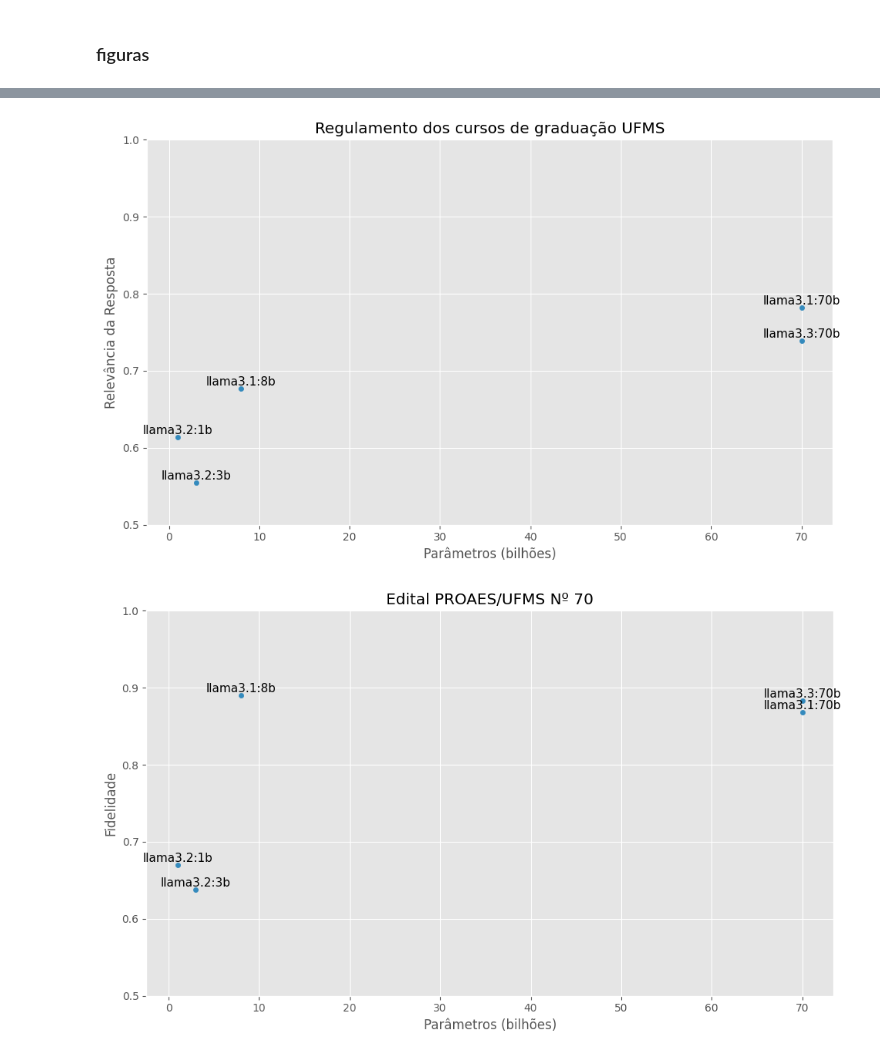
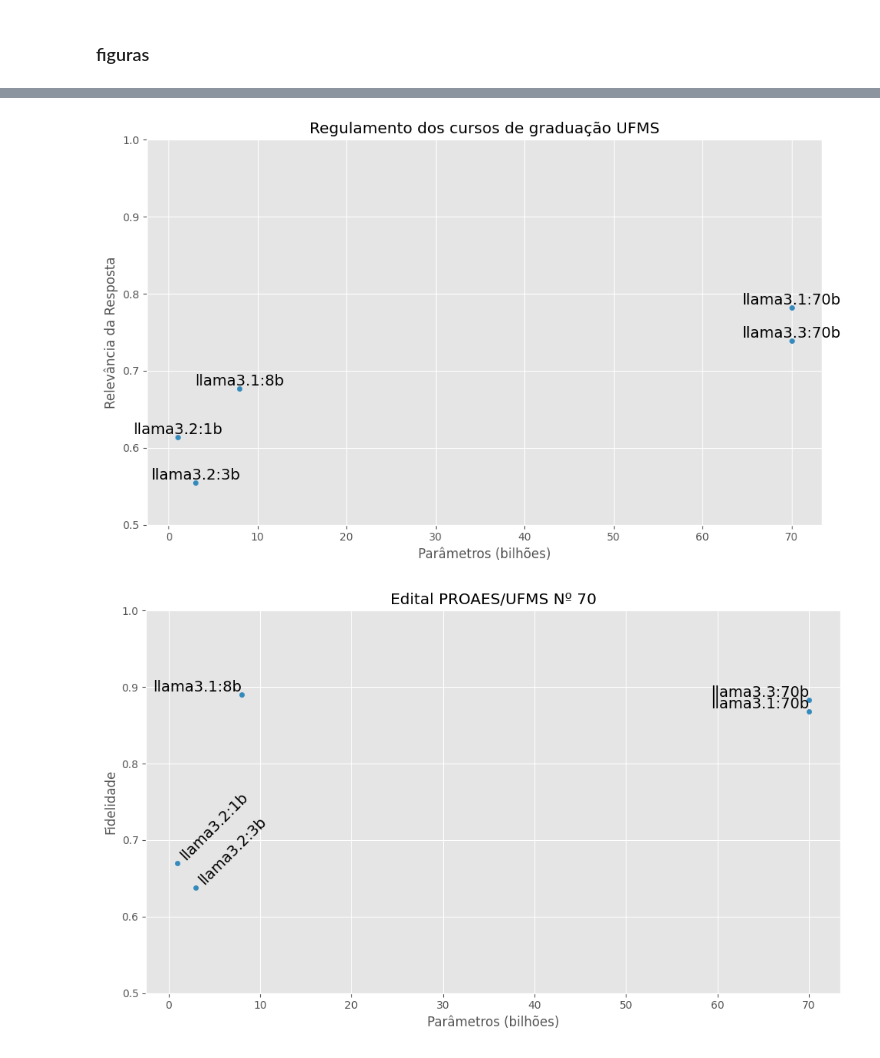
Before and after one commit to lucasstna/CapiGPT, a Jupyter notebook: notebooks/results.ipynb, the cells around one changed output, grey strips where cells are left out. Cells and saved outputs as stored; diff of their text form; code cells hidden in the pictures.

Commit message:
modifying font size in llama family graphs

```diff
--- a/notebooks/results.ipynb
+++ b/notebooks/results.ipynb
@@ -309,7 +309,11 @@ ax3.set_ylabel('Fidelidade')
 ax3.set_xlabel('Parâmetros (bilhões)')
 
 for i, txt in enumerate(tmp[tmp['file'] == 'regulamento']['model']):
-    ax3.text(tmp[tmp['file'] == 'regulamento']['n_parameters'].iloc[i], tmp[tmp['file'] == 'regulamento']['faithfulness'].iloc[i] + 0.004, txt, fontsize=11, rotation=0, ha='center')
+
+    if (('1b' in txt) or ('3b' in txt)):
+        ax3.text(tmp[tmp['file'] == 'regulamento']['n_parameters'].iloc[i], tmp[tmp['file'] == 'regulamento']['faithfulness'].iloc[i] + 0.004, txt, fontsize=14, rotation=45, ha='left')
+    else:
+        ax3.text(tmp[tmp['file'] == 'regulamento']['n_parameters'].iloc[i], tmp[tmp['file'] == 'regulamento']['faithfulness'].iloc[i] + 0.004, txt, fontsize=14, rotation=0, ha='center')
 
 plt.tight_layout()
 # put the y axis limits to 0.5 and 1.0
@@ -327,31 +331,35 @@ ax3.set_ylabel('Relevância da Resposta')
 ax3.set_xlabel('Parâmetros (bilhões)')
 
 for i, txt in enumerate(tmp[tmp['file'] == 'regulamento']['model']):
-    ax3.text(tmp[tmp['file'] == 'regulamento']['n_parameters'].iloc[i], tmp[tmp['file'] == 'regulamento']['answer_relevancy'].iloc[i] + 0.004, txt, fontsize=11, rotation=0, ha='center')
+    ax3.text(tmp[tmp['file'] == 'regulamento']['n_parameters'].iloc[i], tmp[tmp['file'] == 'regulamento']['answer_relevancy'].iloc[i] + 0.004, txt, fontsize=14, rotation=0, ha='center')
 
 plt.tight_layout()
 ax3.set_ylim(0.5, 1.0)
 plt.savefig('../tests/graphs/llama-regulamento-relevancia-metrics.pdf', format='pdf', bbox_inches='tight')
 plt.show()
 # %% [output]
-[figure, old version]
+[figure, new version]
 # %%
 # just for "regulamento" file, create subplots showing the faithfulness score by model, variying the number of parameters
 fig3, ax3 = plt.subplots(figsize=(10, 6))
 tmp[tmp['file'] == 'edital-70'].sort_values(by='n_parameters').plot(x='n_parameters', y='faithfulness', kind='scatter', ax=ax3)
 ax3.set_title('Edital PROAES/UFMS Nº 70')
 ax3.set_ylabel('Fidelidade')
 ax3.set_xlabel('Parâmetros (bilhões)')
 
 for i, txt in enumerate(tmp[tmp['file'] == 'edital-70']['model']):
-    ax3.text(tmp[tmp['file'] == 'edital-70']['n_parameters'].iloc[i], tmp[tmp['file'] == 'edital-70']['faithfulness'].iloc[i] + 0.004, txt, fontsize=11, rotation=0, ha='center')
+
+    if (('1b' in txt) or ('3b' in txt)):
+        ax3.text(tmp[tmp['file'] == 'edital-70']['n_parameters'].iloc[i], tmp[tmp['file'] == 'edital-70']['faithfulness'].iloc[i] + 0.004, txt, fontsize=14, rotation=45, ha='left')
+    else:
+        ax3.text(tmp[tmp['file'] == 'edital-70']['n_parameters'].iloc[i], tmp[tmp['file'] == 'edital-70']['faithfulness'].iloc[i] + 0.004, txt, fontsize=14, rotation=0, ha='right')
 
 plt.tight_layout()
 ax3.set_ylim(0.5, 1.0)
 plt.savefig('../tests/graphs/llama-edital-70-fidelidade-metrics.pdf', format='pdf', bbox_inches='tight')
 plt.show()
 # %% [output]
-[figure, old version]
+[figure, new version]
 # %%
 # just for "edital-70" file, create subplots showing the faithfulness score by model, variying the number of parameters
 fig3, ax3 = plt.subplots(figsize=(10, 6))
```
Also changed, not shown: parts of 4 cells of this notebook, 6 other files.
